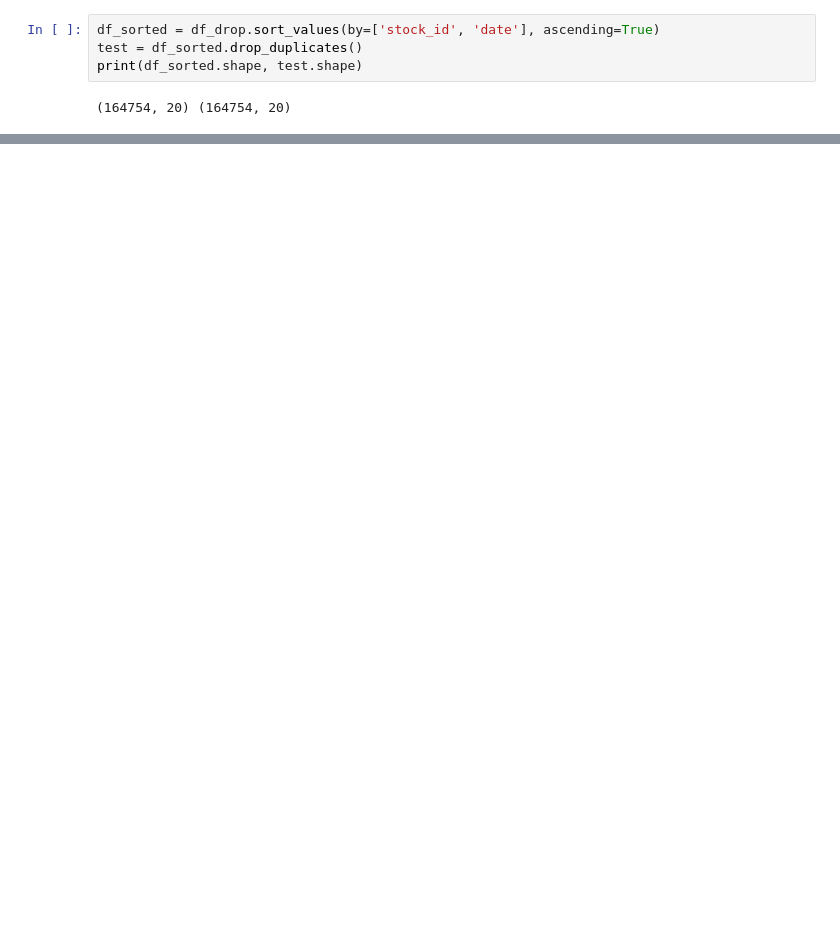
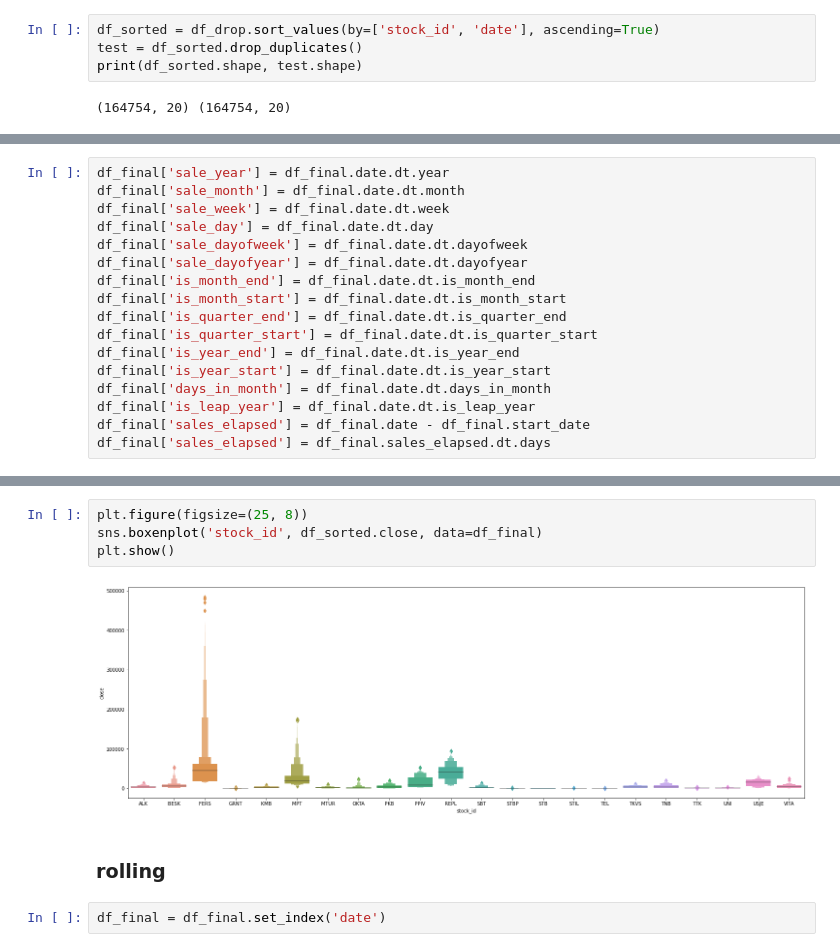
Before and after one commit to gjurcin/MacedoniaStockMarket, a Jupyter notebook: macedonian_stock_exchange_ivona.ipynb, the cells around one changed output, grey strips where cells are left out. Drawn from its saved outputs; the diff is of its cells as text; blank space fills up the shorter version.

```diff
--- a/macedonian_stock_exchange_ivona.ipynb
+++ b/macedonian_stock_exchange_ivona.ipynb
@@ -167,0 +138,17 @@ df_sorted
+# %%
+df_final['sale_year'] = df_final.date.dt.year
+df_final['sale_month'] = df_final.date.dt.month
+df_final['sale_week'] = df_final.date.dt.week
+df_final['sale_day'] = df_final.date.dt.day
+df_final['sale_dayofweek'] = df_final.date.dt.dayofweek
+df_final['sale_dayofyear'] = df_final.date.dt.dayofyear
+df_final['is_month_end'] = df_final.date.dt.is_month_end
+df_final['is_month_start'] = df_final.date.dt.is_month_start
+df_final['is_quarter_end'] = df_final.date.dt.is_quarter_end
+df_final['is_quarter_start'] = df_final.date.dt.is_quarter_start
+df_final['is_year_end'] = df_final.date.dt.is_year_end
+df_final['is_year_start'] = df_final.date.dt.is_year_start
+df_final['days_in_month'] = df_final.date.dt.days_in_month
+df_final['is_leap_year'] = df_final.date.dt.is_leap_year
+df_final['sales_elapsed'] = df_final.date - df_final.start_date
+df_final['sales_elapsed'] = df_final.sales_elapsed.dt.days
@@ -167,0 +175,10 @@ df_sorted
+# %%
+plt.figure(figsize=(25, 8))
+sns.boxenplot('stock_id', df_sorted.close, data=df_final)
+plt.show()
+# %% [output]
+[figure, added]
+# %% [markdown]
+### rolling
+# %%
+df_final = df_final.set_index('date')
```
Also changed, not shown: parts of 33 cells of this notebook.
